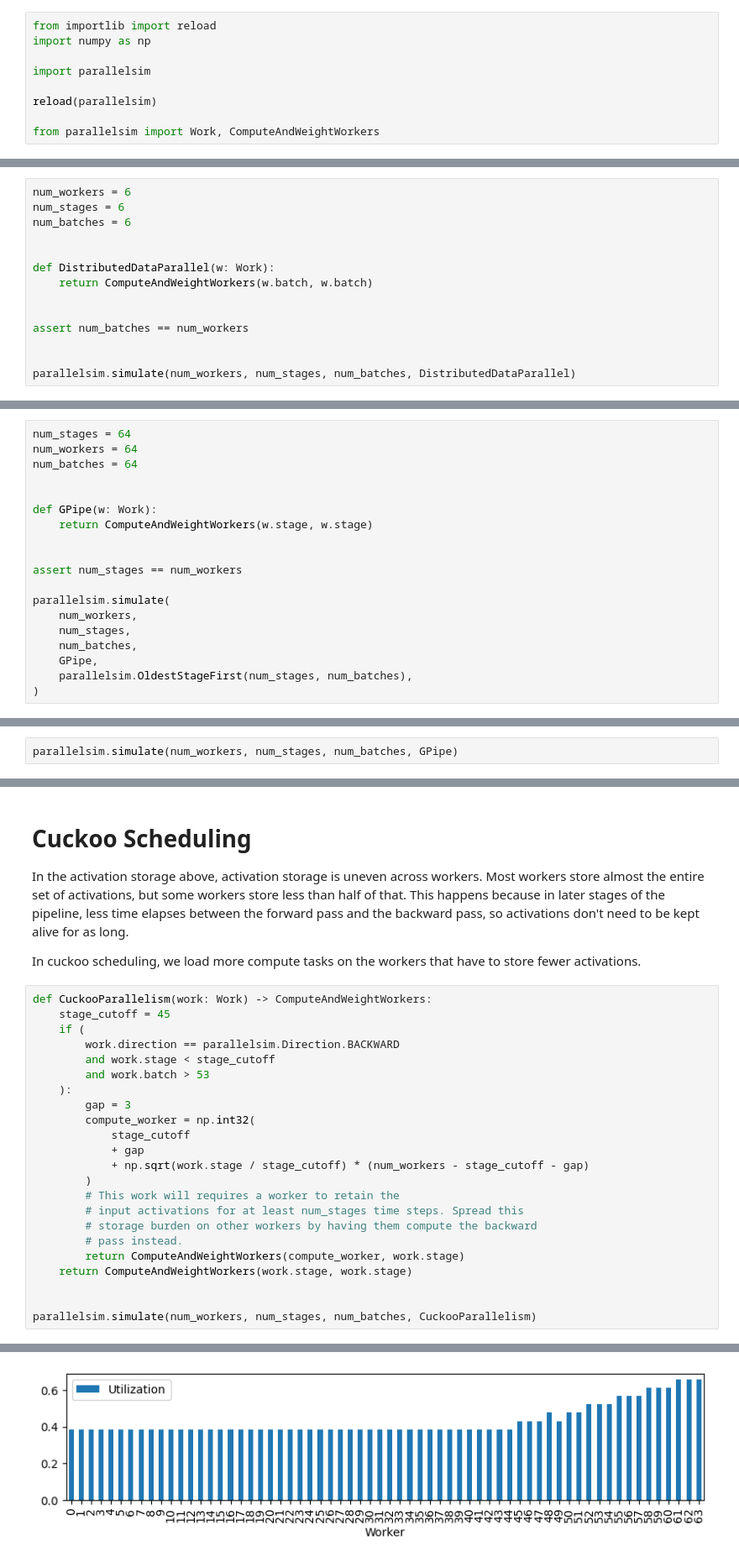
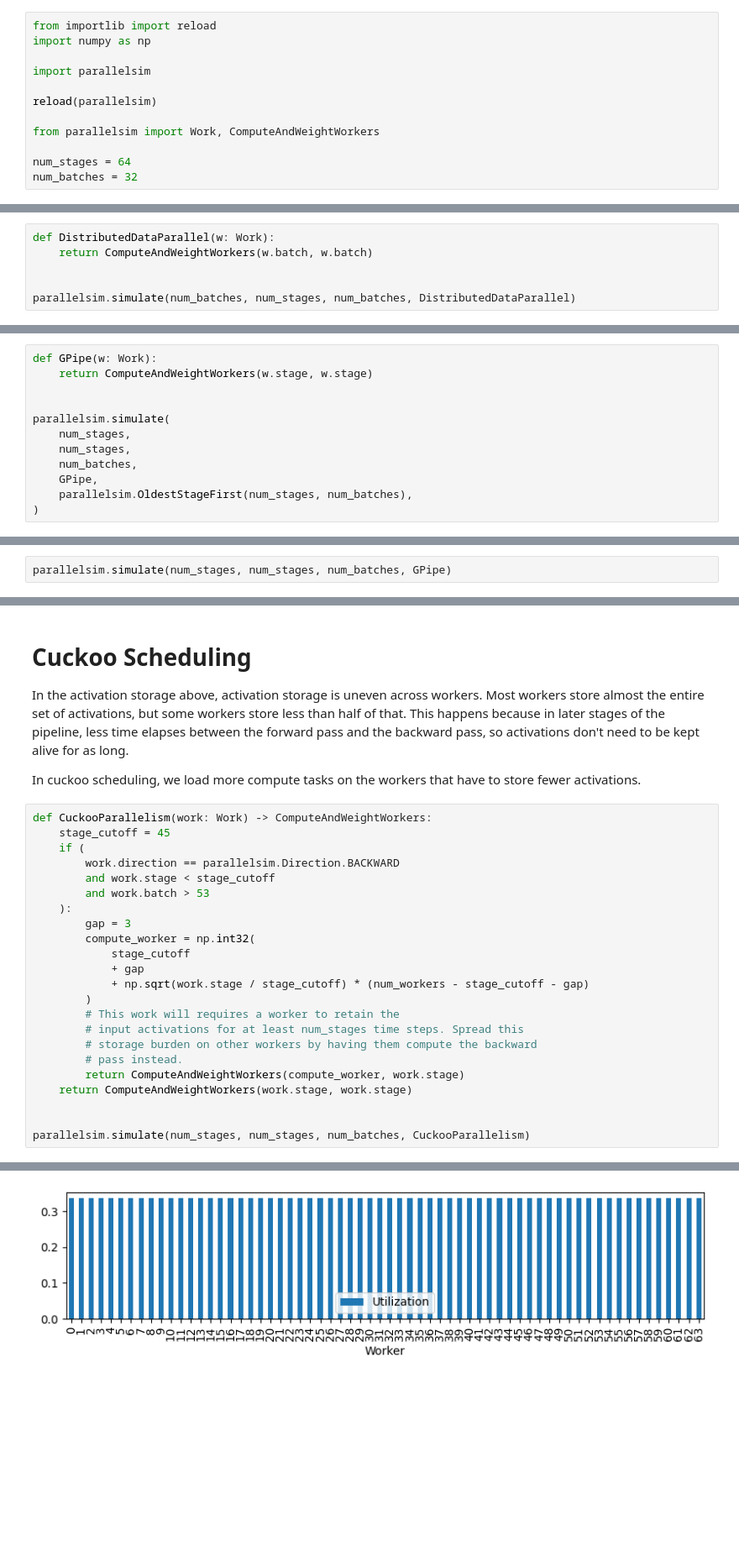
Before and after one commit to a-rahimi/parallel-training, a Jupyter notebook: parallelsim_notebook.ipynb, the cells around one changed output, grey strips where cells are left out. Shown at 84% size. Cells and saved outputs as stored; diff of their text form; blank space fills up the shorter version.

Commit message:
num_batches=32

```diff
--- a/parallelsim_notebook.ipynb
+++ b/parallelsim_notebook.ipynb
@@ -31,23 +31,18 @@ import parallelsim
 reload(parallelsim)
 
 from parallelsim import Work, ComputeAndWeightWorkers
+
+num_stages = 64
+num_batches = 32
 # %% [markdown]
 # Distributed Data Parallelism schemes
 
 In these schemes, there is a 1:1 correspondence between workers and batches. Each worker processes every stage of the batch assigned to it in sequence.
 # %%
-num_workers = 6
-num_stages = 6
-num_batches = 6
-
-
 def DistributedDataParallel(w: Work):
     return ComputeAndWeightWorkers(w.batch, w.batch)
 
 
-assert num_batches == num_workers
-
-
-parallelsim.simulate(num_workers, num_stages, num_batches, DistributedDataParallel)
+parallelsim.simulate(num_batches, num_stages, num_batches, DistributedDataParallel)
 # %% [output]
 |  | Aggegrate Metrics |
@@ -107,19 +74,12 @@ parallelsim.simulate(
 
 In these schemes, there is a 1:1 correspondence between workers and stages. Each worker processes just one stage of every batch.
 # %%
-num_stages = 64
-num_workers = 64
-num_batches = 64
-
-
 def GPipe(w: Work):
     return ComputeAndWeightWorkers(w.stage, w.stage)
 
 
-assert num_stages == num_workers
-
 parallelsim.simulate(
-    num_workers,
+    num_stages,
     num_stages,
     num_batches,
     GPipe,
@@ -135,4 +96,4 @@ parallelsim.simulate(
 # %%
-parallelsim.simulate(num_workers, num_stages, num_batches, GPipe)
+parallelsim.simulate(num_stages, num_stages, num_batches, GPipe)
 # %% [output]
 |  | Aggegrate Metrics |
@@ -172,6 +133,6 @@ def CuckooParallelism(work: Work) -> ComputeAndWeightWorkers:
     return ComputeAndWeightWorkers(work.stage, work.stage)
 
 
-parallelsim.simulate(num_workers, num_stages, num_batches, CuckooParallelism)
+parallelsim.simulate(num_stages, num_stages, num_batches, CuckooParallelism)
 # %% [output]
 |  | Aggegrate Metrics |
@@ -183,4 +144,4 @@ parallelsim.simulate(num_workers, num_stages, num_batches, CuckooParallelism)
-[figure, old version]
+[figure, new version]
 # %% [markdown]
 This reduced the max activation storage from 64 to 57 (an 11% reduction). It did this at the expense of reducing throughput ,from 0.33 jobs / worker / time to 0.288, a 16% reduction. Or equivalently, it increased latency from 381 time steps to 444 (a 16% increase).
 
```
Also changed, not shown: parts of 8 cells of this notebook.
